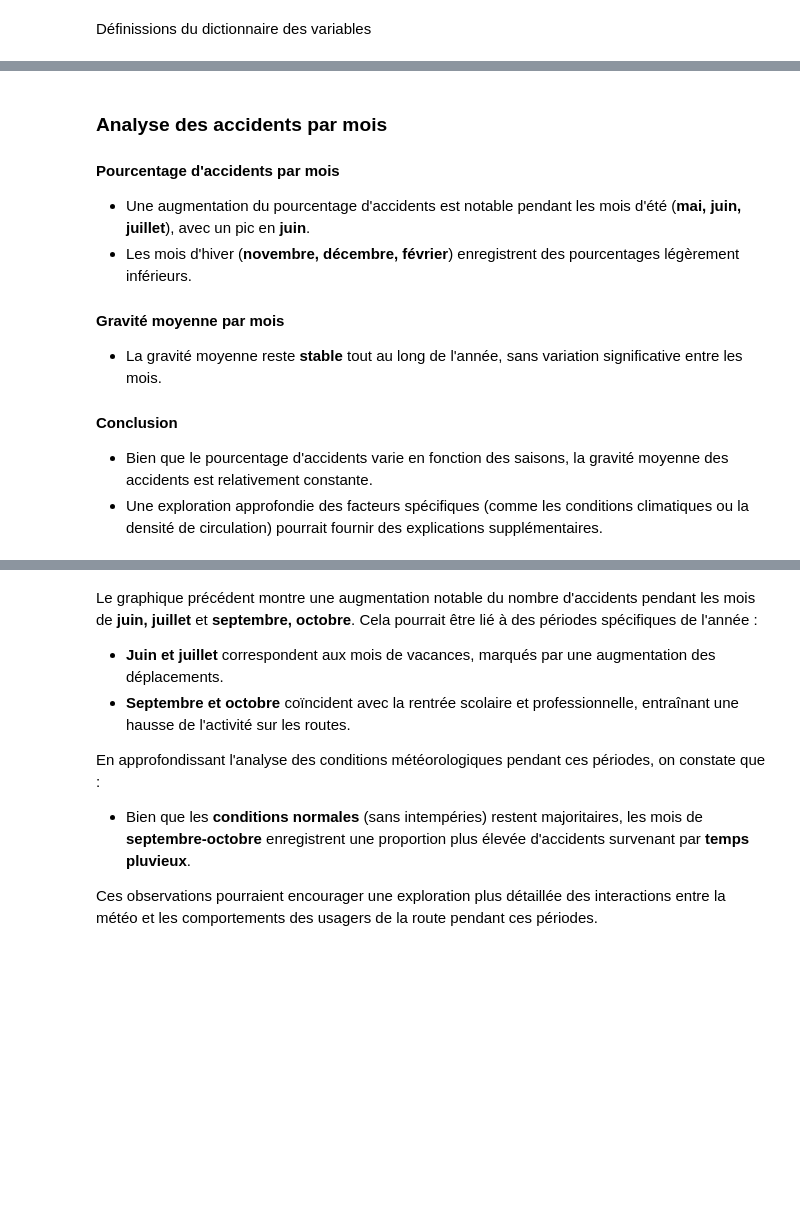
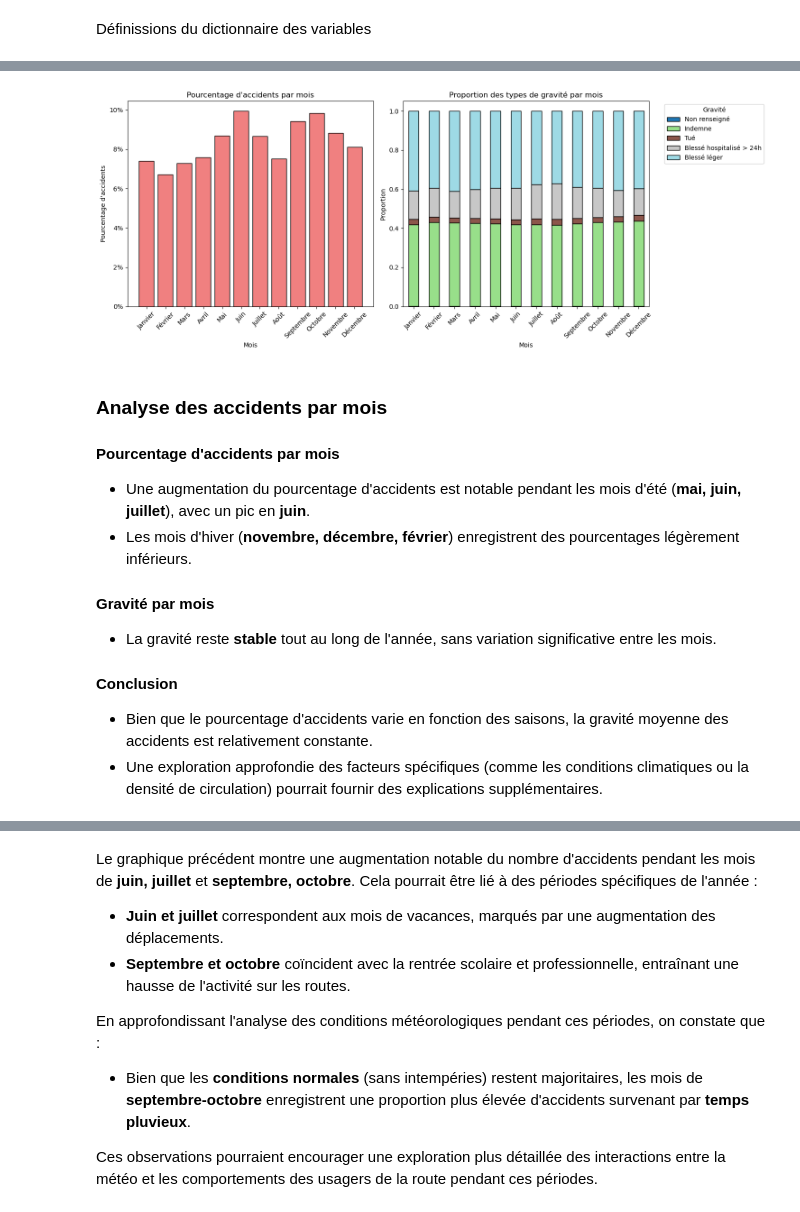
Before and after one commit to ABE-svg/Projet-Python-pour-la-Data-Science, a Jupyter notebook: main_file.ipynb, the cells around one changed output, grey strips where cells are left out. Cells and saved outputs as stored; diff of their text form; code cells hidden in the pictures; blank space fills up the shorter version.

```diff
--- a/main_file.ipynb
+++ b/main_file.ipynb
@@ -643,39 +870,59 @@ plt.show()
 # %%
 # Calcul des pourcentages d'accidents par mois
 mois_counts = df_caract['mois'].value_counts(normalize=True).sort_index() * 100
 
-# Calcul de la gravité moyenne par mois
-gravite_moyenne_mois = df_caract.merge(df_usagers2, on='Num_Acc').groupby('mois')['grav'].mean()
+# Comptage des occurrences par type de gravité et par mois
+gravite_proportions_mois = (
+    df_caract.merge(df_usagers2, on='Num_Acc')
+    .groupby(['mois', 'grav'])
+    .size()
+    .unstack(fill_value=0)
+)
+
+# Renommage des colonnes 'grav' avec les labels
+gravite_proportions_mois.columns = gravite_proportions_mois.columns.map(grav_labels)
+
+# Calcul des proportions de gravité par mois
+gravite_proportions_mois = gravite_proportions_mois.div(gravite_proportions_mois.sum(axis=1), axis=0)
 
 # Création des graphiques côte à côte
 fig, axes = plt.subplots(1, 2, figsize=(15, 6), sharey=False)
 
 # Graphique 1 : Pourcentage d'accidents par mois
 axes[0].bar(mois_counts.index, mois_counts, color='lightcoral', edgecolor='black')
 axes[0].set_title("Pourcentage d'accidents par mois")
 axes[0].set_xlabel("Mois")
 axes[0].set_ylabel("Pourcentage d'accidents")
 axes[0].set_xticks(range(1, 13))
 axes[0].set_xticklabels([
     "Janvier", "Février", "Mars", "Avril", "Mai", "Juin",
     "Juillet", "Août", "Septembre", "Octobre", "Novembre", "Décembre"
 ], rotation=45)
 axes[0].yaxis.set_major_formatter(plt.FuncFormatter(lambda y, _: f'{y:.0f}%'))
 
-# Graphique 2 : Gravité moyenne par mois
-axes[1].bar(gravite_moyenne_mois.index, gravite_moyenne_mois, color='orange', edgecolor='black')
-axes[1].set_title("Gravité moyenne des accidents par mois")
+# Graphique 2 : Proportion des types de gravité par mois
+gravite_proportions_mois.plot(
+    kind='bar',
+    stacked=True,
+    ax=axes[1],
+    colormap='tab20',
+    edgecolor='black'
+)
+axes[1].set_title("Proportion des types de gravité par mois")
 axes[1].set_xlabel("Mois")
-axes[1].set_ylabel("Gravité moyenne")
-axes[1].set_xticks(range(1, 13))
+axes[1].set_ylabel("Proportion")
+axes[1].set_xticks(range(0, 12))
 axes[1].set_xticklabels([
     "Janvier", "Février", "Mars", "Avril", "Mai", "Juin",
     "Juillet", "Août", "Septembre", "Octobre", "Novembre", "Décembre"
 ], rotation=45)
+axes[1].legend(title="Gravité", bbox_to_anchor=(1.05, 1), loc='upper left')
 
 # Ajustement de la mise en page
 plt.tight_layout()
 plt.show()
+# %% [output]
+[figure, added]
 # %% [markdown]
 ### Analyse des accidents par mois
 
@@ -683,8 +930,8 @@ plt.show()
 - Une augmentation du pourcentage d'accidents est notable pendant les mois d'été (**mai, juin, juillet**), avec un pic en **juin**.
 - Les mois d'hiver (**novembre, décembre, février**) enregistrent des pourcentages légèrement inférieurs.
 
-#### Gravité moyenne par mois
-- La gravité moyenne reste **stable** tout au long de l'année, sans variation significative entre les mois.
+#### Gravité  par mois
+- La gravité reste **stable** tout au long de l'année, sans variation significative entre les mois.
 
 #### Conclusion
 - Bien que le pourcentage d'accidents varie en fonction des saisons, la gravité moyenne des accidents est relativement constante.
```
Also changed, not shown: parts of 34 cells of this notebook.
